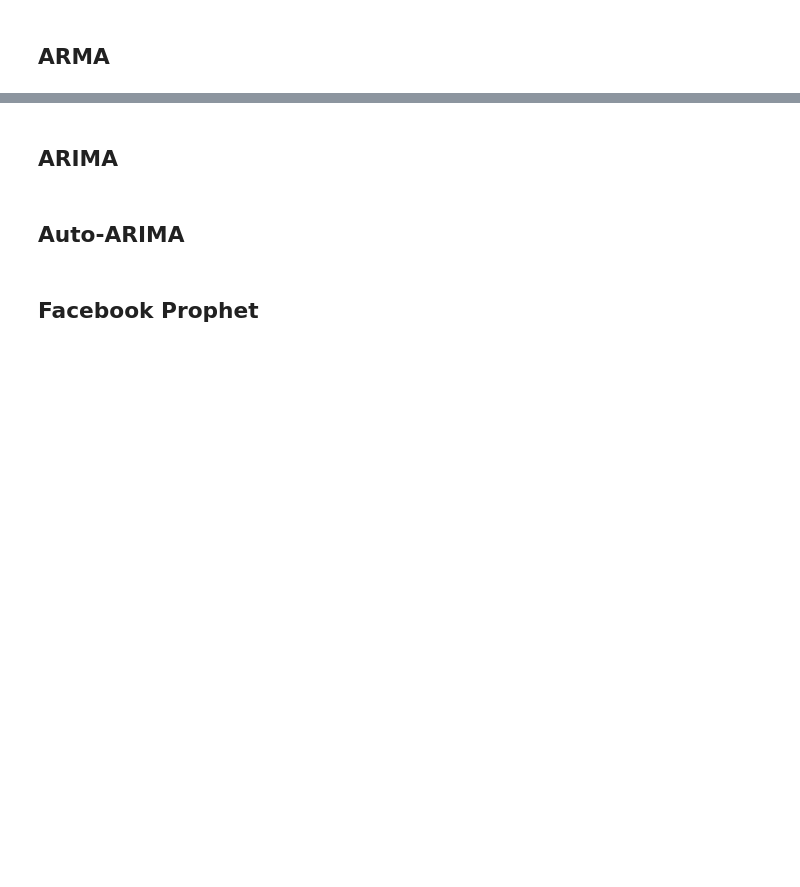
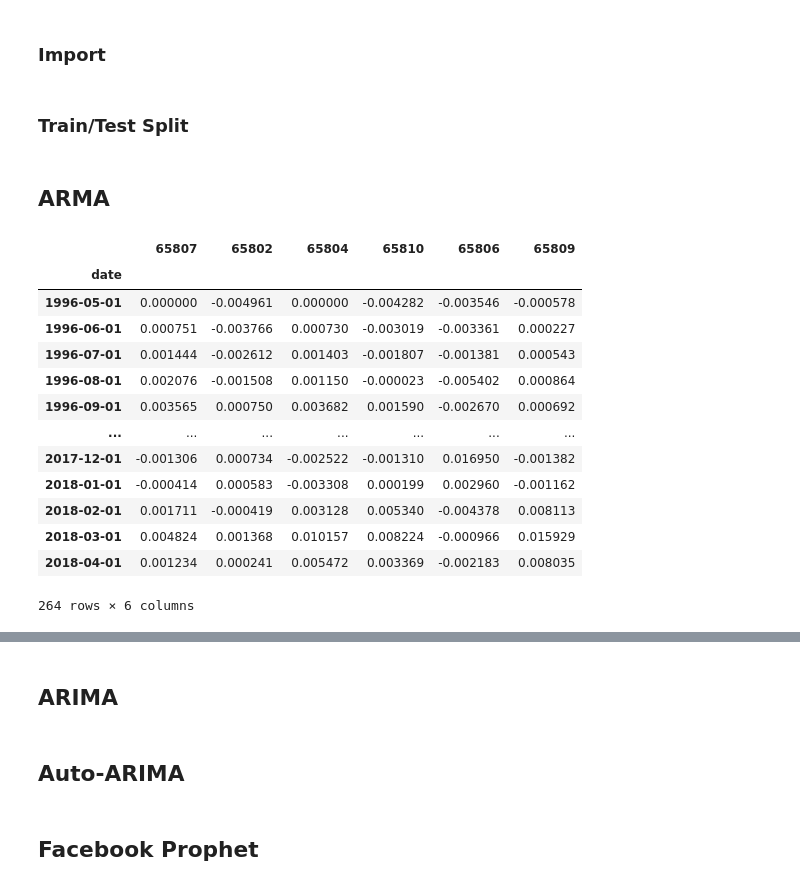
Before and after one commit to tjkim614/springfield_housing_analysis, a Jupyter notebook: 2-Modeling.ipynb, the cells around one changed output, grey strips where cells are left out. Saved outputs shown, nothing was run; the diff lists cells and outputs as text; code cells hidden in the pictures; blank space fills up the shorter version.

```diff
--- a/2-Modeling.ipynb
+++ b/2-Modeling.ipynb
@@ -2,0 +3,2 @@
+# %% [markdown]
+### Import
@@ -2,0 +20,2 @@
+# %% [markdown]
+### Train/Test Split
@@ -3,2 +25,19 @@
 # %% [markdown]
 ## ARMA
+# %%
+springfield_diff
+# %% [output]
+|  | 65807 | 65802 | 65804 | 65810 | 65806 | 65809 |
+| date |  |  |  |  |  |  |
+| 1996-05-01 | 0.000000 | -0.004961 | 0.000000 | -0.004282 | -0.003546 | -0.000578 |
+| 1996-06-01 | 0.000751 | -0.003766 | 0.000730 | -0.003019 | -0.003361 | 0.000227 |
+| 1996-07-01 | 0.001444 | -0.002612 | 0.001403 | -0.001807 | -0.001381 | 0.000543 |
+| 1996-08-01 | 0.002076 | -0.001508 | 0.001150 | -0.000023 | -0.005402 | 0.000864 |
+| 1996-09-01 | 0.003565 | 0.000750 | 0.003682 | 0.001590 | -0.002670 | 0.000692 |
+| ... | ... | ... | ... | ... | ... | ... |
+| 2017-12-01 | -0.001306 | 0.000734 | -0.002522 | -0.001310 | 0.016950 | -0.001382 |
+| 2018-01-01 | -0.000414 | 0.000583 | -0.003308 | 0.000199 | 0.002960 | -0.001162 |
+| 2018-02-01 | 0.001711 | -0.000419 | 0.003128 | 0.005340 | -0.004378 | 0.008113 |
+| 2018-03-01 | 0.004824 | 0.001368 | 0.010157 | 0.008224 | -0.000966 | 0.015929 |
+| 2018-04-01 | 0.001234 | 0.000241 | 0.005472 | 0.003369 | -0.002183 | 0.008035 |
+264 rows × 6 columns
```
Also changed, not shown: parts of 14 cells of this notebook, 3 other files.
